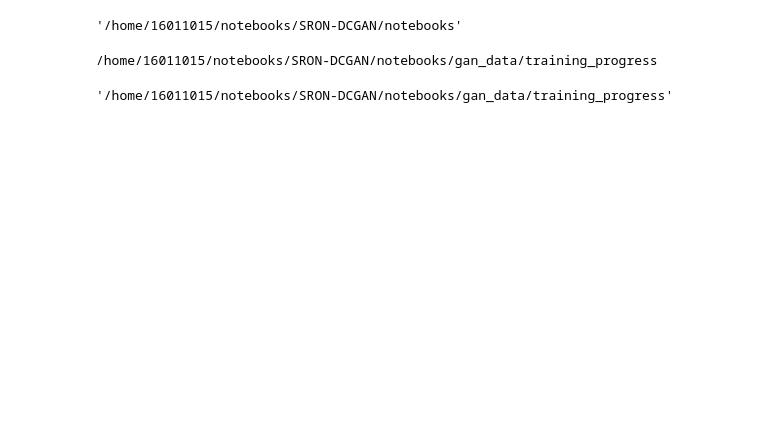
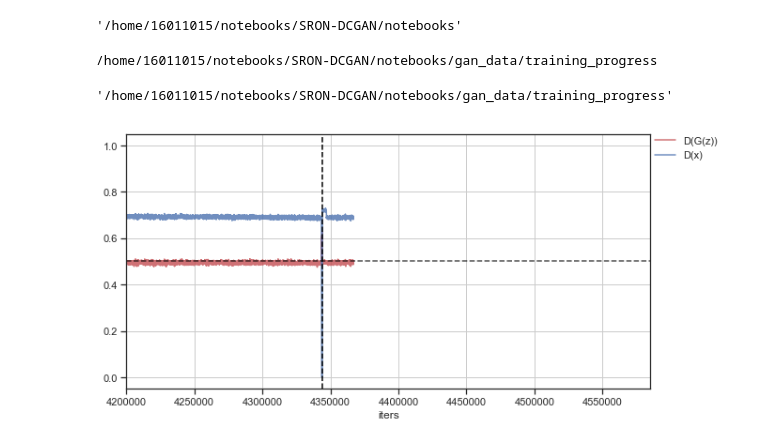
Before and after one commit to deKeijzer/SRON-DCGAN, a Jupyter notebook: notebooks/Progress viewer.ipynb, the cells around one changed output. Cells and saved outputs as stored; diff of their text form; code cells hidden in the pictures; blank space fills up the shorter version.

Commit message:
Major cleanup done. Inpainting changed. Progress saver changed.

```diff
--- a/notebooks/Progress viewer.ipynb
+++ b/notebooks/Progress viewer.ipynb
@@ -100,21 +100,26 @@ def plot_progress():
     # Removed mape(STD) and mape(MEAN) from loss, so it's only WGAN-GP now
     plt.axvline(x=3250e3,  color='black', linestyle='--', alpha=1)
 
+    # Changed progress saving from float 64 to 32
+    # messed up weights so reverted back to (a bit) earlier version
+    plt.axvline(x=4.344e6,  color='black', linestyle='--', alpha=1)
 
-    plt.xlim(left=3.2e6)
+    plt.xlim(left=4.2e6) # 3.2
     plt.grid()
     plt.show()
 # %%
 while True:
     variable_names = ['d_fake', 'd_real']
     arrays = []
 
     """Load data"""
     for name in variable_names:
-        arrays.append(np.loadtxt(name+'_v4_test.txt'))
+        arrays.append(np.load(name+'_v4_test.npy'))
 
     """Plot progress"""
     clear_output()
     plot_progress()
 
     time.sleep(5)
+# %% [output]
+[figure, added]
```
Also changed, not shown: 24 other files.
